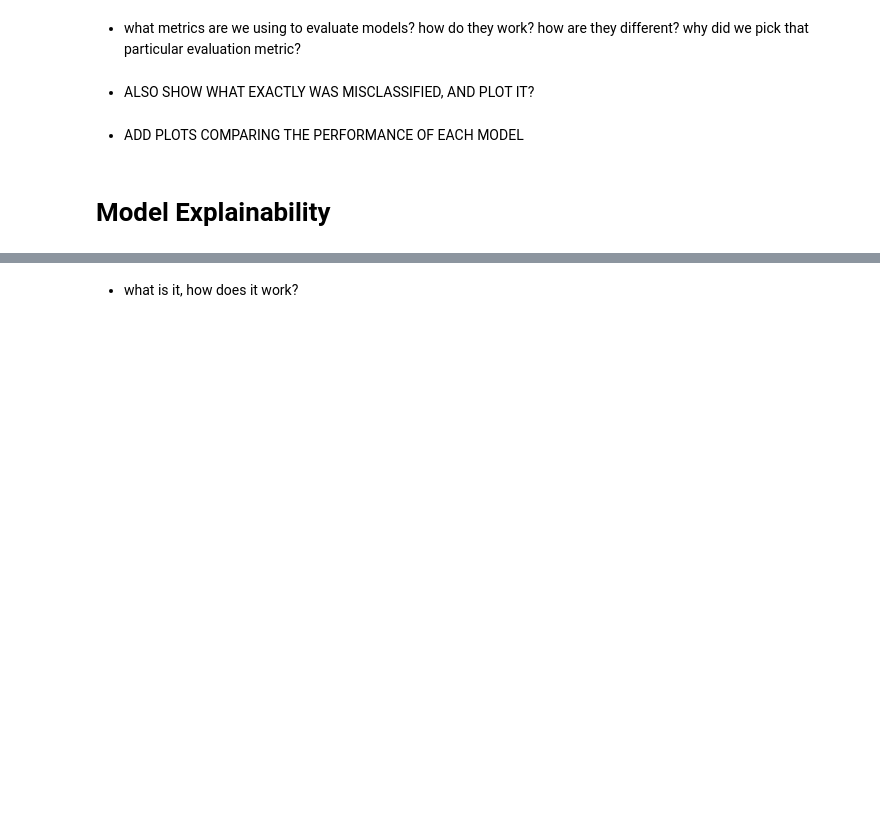
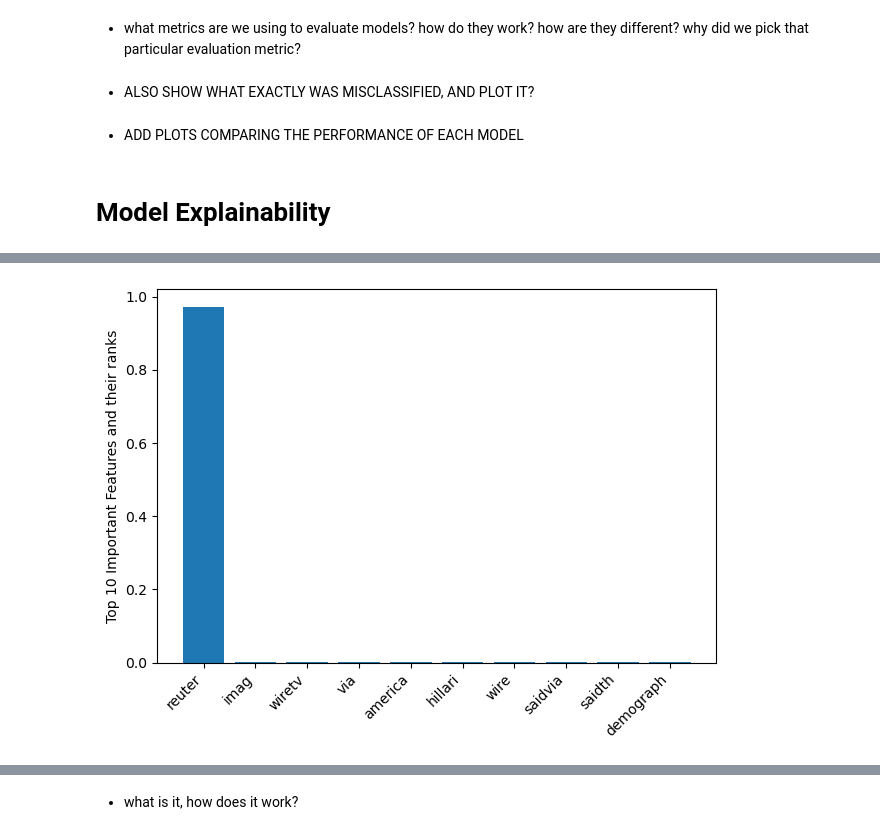
Before and after one commit to DataScienceAndEngineering/machine-learning-dse-i210-final-project-fake-news, a Jupyter notebook: reports/FINAL_REPORT.ipynb, the cells around one changed output, grey strips where cells are left out. Drawn from its saved outputs; the diff is of its cells as text; code cells hidden in the pictures; blank space fills up the shorter version.

```diff
--- a/reports/FINAL_REPORT.ipynb
+++ b/reports/FINAL_REPORT.ipynb
@@ -121,0 +230,15 @@ tokenize, lemmatize, POS tagging, entity recognition
+# %%
+feature_names = vectorizer.get_feature_names_out()
+feature_importance = tree_clf.feature_importances_
+inds = np.argsort(np.abs(feature_importance))[::-1]
+top_10_inds = inds[:10]
+fig, ax = plt.subplots()
+rank = np.arange(10)
+ax.bar(rank, feature_importance[top_10_inds])
+ax.set_xticks(rank)
+ax.set_xticklabels(np.array(feature_names)[top_10_inds], rotation=45, ha='right')
+ax.set_ylabel("Top 10 Important Features and their ranks")
+plt.tight_layout()
+plt.show()
+# %% [output]
+[figure, added]
```
Also changed, not shown: parts of 23 cells of this notebook.
